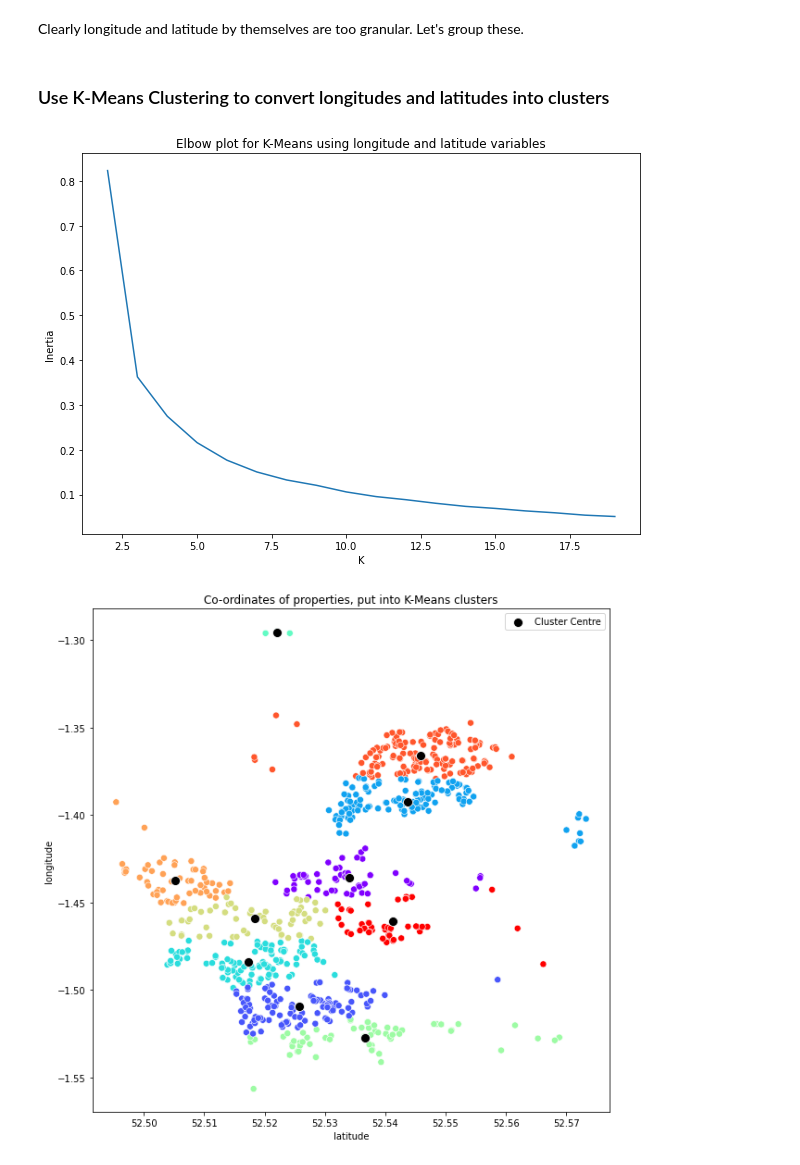
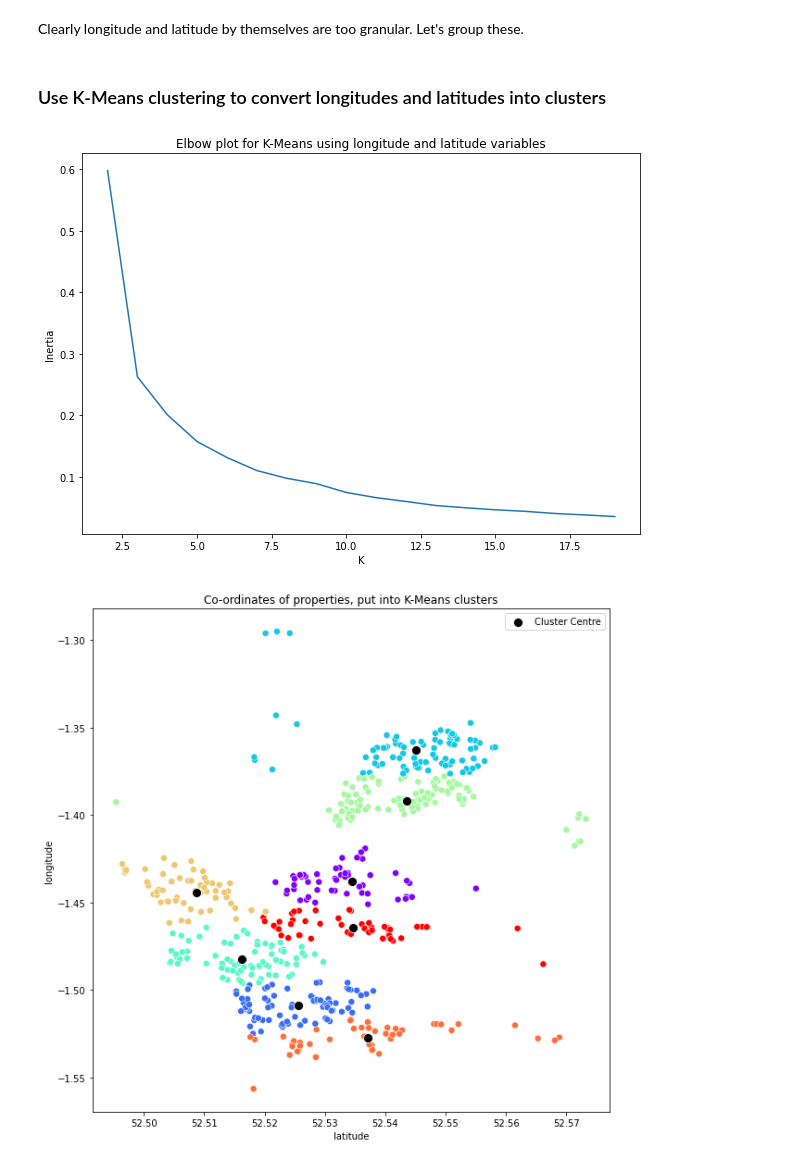
Before and after one commit to RobertVallance/house_prices_prediction_nuneaton_hinckley, a Jupyter notebook: 2.1-eda.ipynb, the cells around one changed output. Drawn from its saved outputs; the diff is of its cells as text; code cells hidden in the pictures.

Commit message:
Update EDA plots

```diff
--- a/2.1-eda.ipynb
+++ b/2.1-eda.ipynb
@@ -206,6 +212,7 @@ numeric_cols = ['latitude', 'longitude', 'num_bedrooms', 'num_bathrooms', 'CURRE
        'IDACI Decile', 'IDAOPI Decile', 'diff_published_date',
        'last_published_year', 'last_published_month', 'first_published_year',
        'first_published_month', 'price']
+zoopla_df_train[numeric_cols] = zoopla_df_train[numeric_cols].astype(float)
 # %%
 categoric_cols = ['post_town', 'parish', 'postcode', 'PROB_4BAND', 'property_type_general']
 # %% [markdown]
@@ -349,38 +381,36 @@ Name: PROB_4BAND, dtype: int64
 # %% [markdown]
 Clearly longitude and latitude by themselves are too granular. Let's group these.
 # %% [markdown]
-### Use K-Means Clustering to convert longitudes and latitudes into clusters
+### Use K-Means clustering to convert longitudes and latitudes into clusters
 # %%
-zoopla_df['longitude'] = zoopla_df['longitude'].astype(float)
-zoopla_df['latitude'] = zoopla_df['latitude'].astype(float)
-
-
 # make inertia plot
 kmeans_info = {}
 inertia_array = []
 
-
 for k in range(2, 20):
-    kmeans_k = KMeans(k, random_state=101)
-    kmeans_k.fit(zoopla_df[['latitude', 'longitude']])
+    kmeans_k = KMeans(k, random_state=40)
+    kmeans_k.fit(zoopla_df_train[['latitude', 'longitude']])
     kmeans_info[k] = kmeans_k
     inertia_array.append(kmeans_k.inertia_)
 
 plt.figure(figsize=(10,7))
 plt.plot(range(2,20), inertia_array)
 plt.title('Elbow plot for K-Means using longitude and latitude variables')
 plt.xlabel('K')
 plt.ylabel('Inertia')
 plt.show()
 
-plt.figure(figsize=(10,10))
-sns.scatterplot(data=zoopla_df, x='latitude', y='longitude', hue=kmeans_info[10].labels_,
+
+final_k = 8
+
+plt.figure(figsize=(10, 10))
+sns.scatterplot(data=zoopla_df_train, x='latitude', y='longitude', hue=kmeans_info[final_k].labels_,
                 palette='rainbow', s=50, legend=None)
-sns.scatterplot(x=kmeans_info[10].cluster_centers_[:,0], y=kmeans_info[10].cluster_centers_[:,1],
+sns.scatterplot(x=kmeans_info[final_k].cluster_centers_[:,0], y=kmeans_info[final_k].cluster_centers_[:,1],
                 color='k', s=100, label='Cluster Centre')
 plt.title('Co-ordinates of properties, put into K-Means clusters')
 plt.legend(fontsize=10)
 plt.show()
 # %% [output]
-[figure, old version]
+[figure, new version]
-[figure, old version]
+[figure, new version]
```
Also changed, not shown: parts of 20 cells of this notebook.
